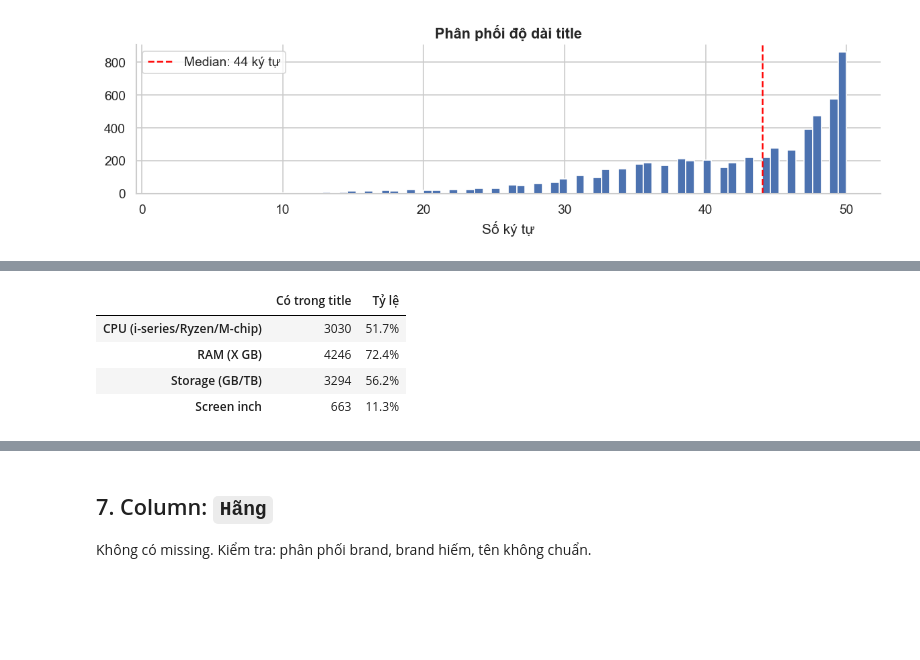
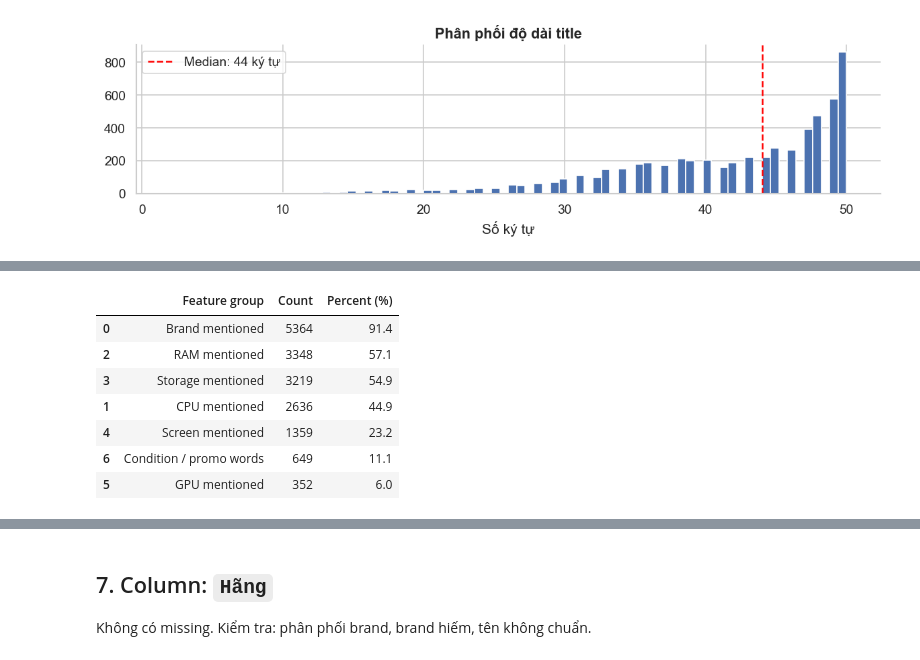
Before and after one commit to thisYui/Laptop-Price-Prediction, a Jupyter notebook: notebooks/data/01a_chotot_inspection.ipynb, the cells around one changed output, grey strips where cells are left out. Saved outputs shown, nothing was run; the diff lists cells and outputs as text; code cells hidden in the pictures; blank space fills up the shorter version.

```diff
--- a/notebooks/data/01a_chotot_inspection.ipynb
+++ b/notebooks/data/01a_chotot_inspection.ipynb
@@ -998,20 +1045,34 @@ max        50.0
 # %%
-# ── Detect pattern spec trong title ─────────────────────────────────────────────
+# ── Information coverage in title ──────────────────────────────────────────────
+title_lower = df['title'].fillna('').str.lower()
+
 patterns = {
-    'CPU (i-series/Ryzen/M-chip)': r'(i\d[-\s]?\d{4,5}[A-Z]*|Ryzen\s?\d|M[123]\s?(Pro|Max|Ultra)?|Celeron|Pentium|Core\s?Ultra)',
-    'RAM (X GB)':                  r'\b(\d{1,3})\s?[Gg][Bb]?\b',
-    'Storage (GB/TB)':             r'\b(\d{2,4})\s?(GB|TB|gb|tb)\b',
-    'Screen inch':                 r'\b(1[23456789]|\d{2})\s*["\'\.]?\s*inch\b',
+    'Brand mentioned': r'\b(dell|hp|asus|acer|lenovo|apple|macbook|msi|lg|microsoft|surface|toshiba|sony|samsung|panasonic|razer|gigabyte)\b',
+    'CPU mentioned': r'\b(i[3579][-\s]?\d{3,5}[a-z]{0,2}|intel core i[3579]|ryzen\s?[3579]|m[12345](\s?(pro|max|ultra))?|core ultra\s?[579])\b',
+    'RAM mentioned': r'\b(4|8|12|16|24|32|36|48|64|96|128)\s?gb\b',
+    'Storage mentioned': r'\b(128|256|512|1000|1024|1tb|2tb|500)\s?(gb|tb)?\b',
+    'Screen mentioned': r'\b(10|11|12|13|13\.3|14|15|15\.6|16|17|17\.3)\s?(inch|inches|")\b',
+    'GPU mentioned': r'\b(rtx|gtx|nvidia|quadro|mx\d+|radeon|iris xe|arc)\b',
+    'Condition / promo words': r'\b(new|newseal|zin|đẹp|keng|like new|fullbox|bh|bảo hành|xách tay|thanh lý)\b',
 }
-result = {}
+
+coverage = []
 for name, pat in patterns.items():
-    hits = df['title'].str.contains(pat, case=False, na=False)
-    result[name] = {'Có trong title': hits.sum(), 'Tỷ lệ': f"{hits.mean()*100:.1f}%"}
+    mask = title_lower.str.contains(pat, regex=True, na=False)
+    coverage.append({
+        'Feature group': name,
+        'Count': mask.sum(),
+        'Percent (%)': round(mask.mean() * 100, 1)
+    })
 
-display(pd.DataFrame(result).T)
+coverage_df = pd.DataFrame(coverage).sort_values('Percent (%)', ascending=False)
+display(coverage_df)
 # %% [output]
-|  | Có trong title | Tỷ lệ |
-| CPU (i-series/Ryzen/M-chip) | 3030 | 51.7% |
-| RAM (X GB) | 4246 | 72.4% |
-| Storage (GB/TB) | 3294 | 56.2% |
-| Screen inch | 663 | 11.3% |
+|  | Feature group | Count | Percent (%) |
+| 0 | Brand mentioned | 5364 | 91.4 |
+| 2 | RAM mentioned | 3348 | 57.1 |
+| 3 | Storage mentioned | 3219 | 54.9 |
+| 1 | CPU mentioned | 2636 | 44.9 |
+| 4 | Screen mentioned | 1359 | 23.2 |
+| 6 | Condition / promo words | 649 | 11.1 |
+| 5 | GPU mentioned | 352 | 6.0 |
```
Also changed, not shown: parts of 37 cells of this notebook.
